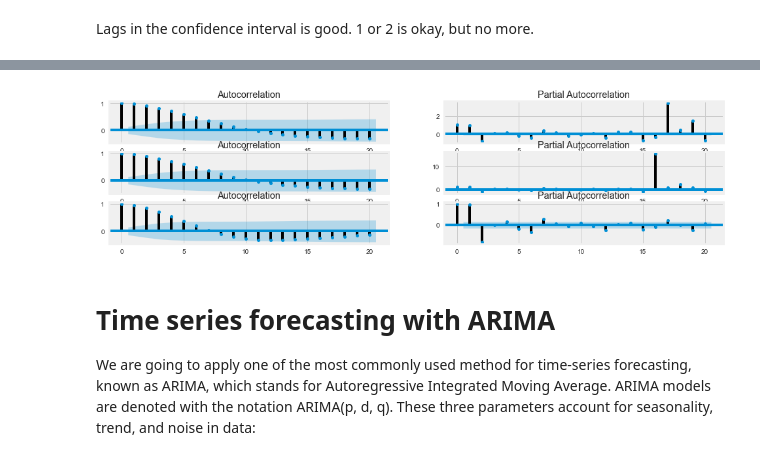
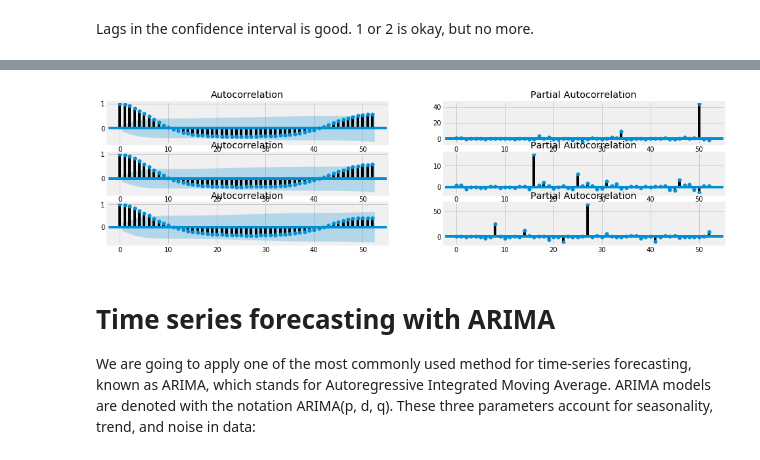
Before and after one commit to jjschueder/7332QTW, a Jupyter notebook: Case Study 4/Kevin Example with flu updates.ipynb, the cells around one changed output, grey strips where cells are left out. Saved outputs shown, nothing was run; the diff lists cells and outputs as text; code cells hidden in the pictures.

```diff
--- a/Case Study 4/Kevin Example with flu updates.ipynb
+++ b/Case Study 4/Kevin Example with flu updates.ipynb
@@ -135,7 +171,7 @@ Our current datetime data can be tricky to work with, therefore, we will use the
 # %%
 #y=dfx2['COUNT POSITIVE']
 #we should not use this
-y = pd.DataFrame(dfx2['COUNT POSITIVE'].resample('W-MON').mean())
+#y = pd.DataFrame(dfx2['COUNT POSITIVE'].resample('W-MON').mean())
 #y = pd.DataFrame(dfx2['COUNT POSITIVE'].asfreq('W-MON'))
 # %% [markdown]
 Have a quick peek of the Flu data from the 2015/2016 flu season through the 2018/2019 flu season
@@ -265,7 +303,7 @@ Critical Value (5%)             -2.876029
 Critical Value (10%)            -2.574493
 dtype: float64
 # %%
-moving_avg = y.rolling(12).mean()
+moving_avg = y.rolling(52).mean()
 no_trend = y - moving_avg
 plt.plot(no_trend)
 plt.title("Passenger Data with Rolling Mean Removed")
@@ -286,15 +327,15 @@ Lags in the confidence interval is good. 1 or 2 is okay, but no more.
 # %%
 # Graph data
 fig, axes = plt.subplots(3, 2, figsize=(15,4))
 
-fig = sm.graphics.tsa.plot_acf(y.dropna(), lags=20, ax=axes[0,0])
-fig = sm.graphics.tsa.plot_pacf(y.dropna(), lags=20, ax=axes[0,1])
-fig = sm.graphics.tsa.plot_acf(dif_y.dropna(), lags=20, ax=axes[1,0])
-fig = sm.graphics.tsa.plot_pacf(dif_y.dropna(), lags=20, ax=axes[1,1])
-fig = sm.graphics.tsa.plot_acf(no_trend.dropna(), lags=20, ax=axes[2,0])
-fig = sm.graphics.tsa.plot_pacf(no_trend.dropna(), lags=20, ax=axes[2,1])
+fig = sm.graphics.tsa.plot_acf(y.dropna(), lags=52, ax=axes[0,0])
+fig = sm.graphics.tsa.plot_pacf(y.dropna(), lags=52, ax=axes[0,1])
+fig = sm.graphics.tsa.plot_acf(dif_y.dropna(), lags=52, ax=axes[1,0])
+fig = sm.graphics.tsa.plot_pacf(dif_y.dropna(), lags=52, ax=axes[1,1])
+fig = sm.graphics.tsa.plot_acf(no_trend.dropna(), lags=52, ax=axes[2,0])
+fig = sm.graphics.tsa.plot_pacf(no_trend.dropna(), lags=52, ax=axes[2,1])
 # %% [output]
-[figure, old version]
+[figure, new version]
 # %% [markdown]
 # Time series forecasting with ARIMA
 We are going to apply one of the most commonly used method for time-series forecasting, known as ARIMA, which stands for Autoregressive Integrated Moving Average.
```
Also changed, not shown: parts of 30 cells of this notebook, 1 other file.
